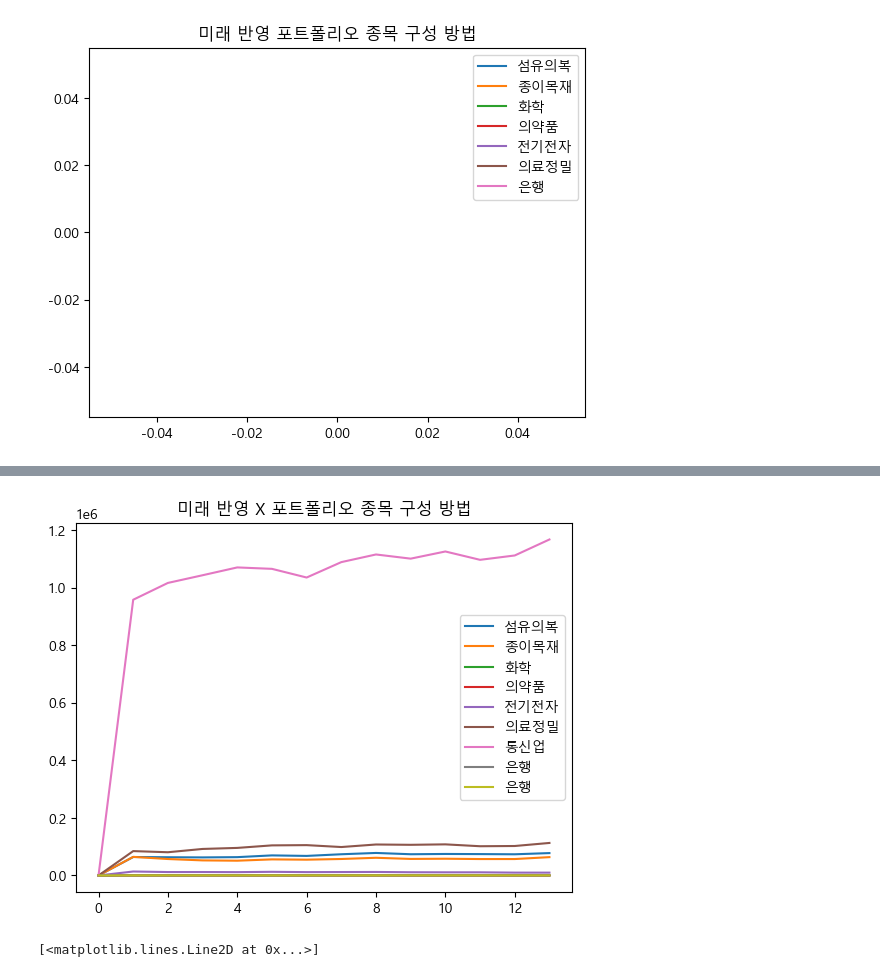
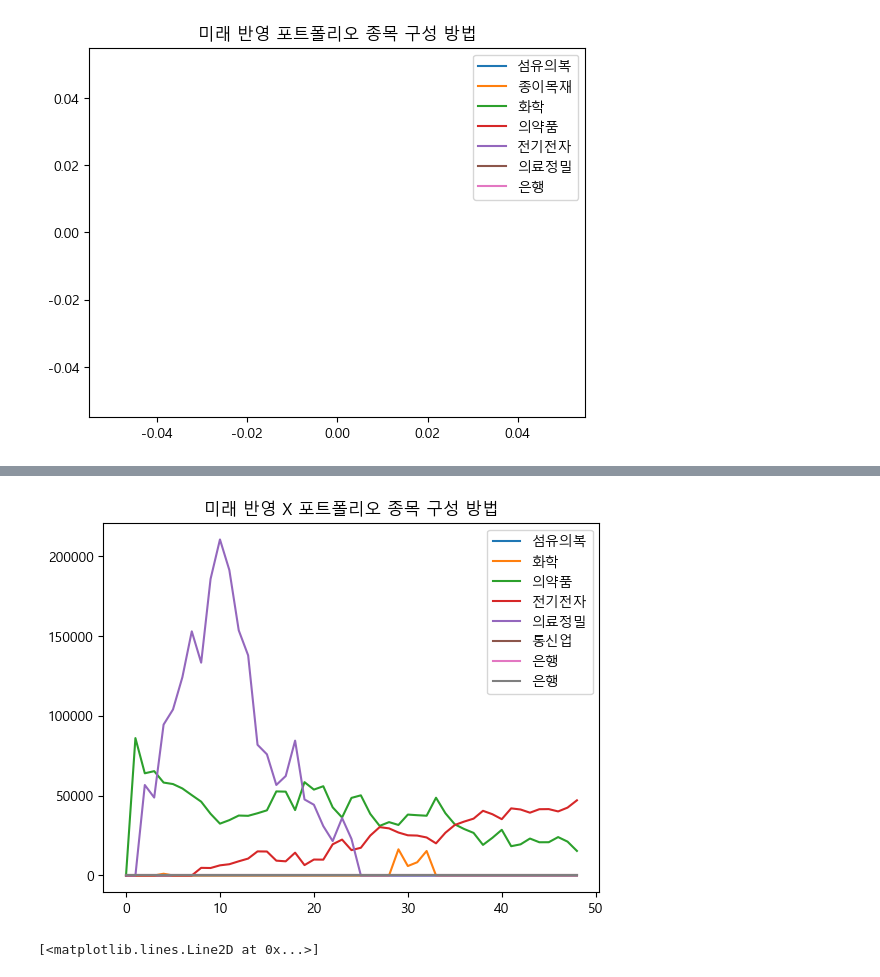
Before and after one commit to Jjineeq/Web_Crawling, a Jupyter notebook: Quant_total.ipynb, the cells around one changed output, grey strips where cells are left out. Drawn from its saved outputs; the diff is of its cells as text; code cells hidden in the pictures.

```diff
--- a/Quant_total.ipynb
+++ b/Quant_total.ipynb
@@ -116,0 +157,2 @@ l_2.iloc[1,:]@X_valid.iloc[-1,:].T # 포트폴리오 실제 수익
+# %%
+score = pd.read_csv("C:/Users/User/github/Web_Crawling/save_data/total_count.csv", encoding='cp949')
@@ -119,16 +274,31 @@ b = 1000000000
 solution_2 = []
 money_2 = []
 sol_2 = pd.DataFrame(index=range(0,1), columns = df.columns)
-for i in range(0,13):
+
+for i in range(0,len(X_valid)):
     if i == 0:
-        latest_prices_2 = get_latest_prices(X_train)
-        weights_2 = cleaned_weights
+        mu=expected_returns.mean_historical_return(X_train, frequency=12) # 앞과 동일하게 data가 month기준
+        S=risk_models.sample_cov(X_train, frequency= 12) # 앞과 동일하게 data가 month기준
+        ef = EfficientFrontier(mu, S)
+        weights_2 = ef.min_volatility()
+        cleaned_weights = ef.clean_weights() # 1e-16 같은거 0으로 바꿔줌
+        test_table = get_latest_prices(X_train)
+
+
     else:
-        latest_prices_2 = get_latest_prices(pd.concat([X_train, pd.DataFrame(X_valid.iloc[i,:]).T]))
-        weights_2 = cleaned_weights
+        table = pd.concat([X_train.iloc[i:,:], X_valid.iloc[:i,:]])
+        #table = pd.concat([X_train.iloc[i:,:], X_valid.iloc[:i,:].T])
+        mu = expected_returns.mean_historical_return(table, frequency = 12)
+        S = risk_models.sample_cov(table, frequency = 12)
+        ef = EfficientFrontier(mu,S)
+        weights_2 = ef.min_volatility()
+        cleaned_weights = ef.clean_weights()
+        test_table = get_latest_prices(X_valid.iloc[i:,:])
 
-    da = DiscreteAllocation(weights_2, latest_prices_2, total_portfolio_value=b)
+    da = DiscreteAllocation(cleaned_weights, test_table, total_portfolio_value = int(b))
+
     solution_2.append(da.lp_portfolio())
     money_2.append(b)
     sol_2 = pd.merge(sol_2, pd.DataFrame.from_dict(data = solution_2[i][0], orient='index', dtype='int').T, how = 'outer').fillna(0)
     b += pd.DataFrame(solution_2).iloc[i,1]*1200
+#sol_2.drop(columns='time', inplace = True)
@@ -268,19 +397,19 @@ sol_2
 # %%
-plt.plot(sol_2.iloc[:,0], label = '섬유의복')
-plt.plot(sol_2.iloc[:,1], label = '종이목재')
+#plt.plot(sol_2.iloc[:,0], label = '섬유의복')
+plt.plot(sol_2.iloc[:,2], label = '섬유의복')
 plt.plot(sol_2.iloc[:,3], label = '화학')
-plt.plot(sol_2.iloc[:,7], label = '의약품')
+plt.plot(sol_2.iloc[:,4], label = '의약품')
 plt.plot(sol_2.iloc[:,8], label = '전기전자')
-plt.plot(sol_2.iloc[:,12], label = '의료정밀')
-plt.plot(sol_2.iloc[:,15], label = '통신업')
+plt.plot(sol_2.iloc[:,9], label = '의료정밀')
+plt.plot(sol_2.iloc[:,12], label = '통신업')
 plt.plot(sol_2.iloc[:,17], label = '은행')
 plt.plot(sol_2.iloc[:,19], label = '은행')
 
 plt.legend()
 plt.title('미래 반영 X 포트폴리오 종목 구성 방법')
 plt.show()
 # %% [output]
-[figure, old version]
+[figure, new version]
 # %%
 plt.plot(dict(cleaned_weights).values())
 # %% [output]
```
Also changed, not shown: parts of 34 cells of this notebook, 2 other files.
